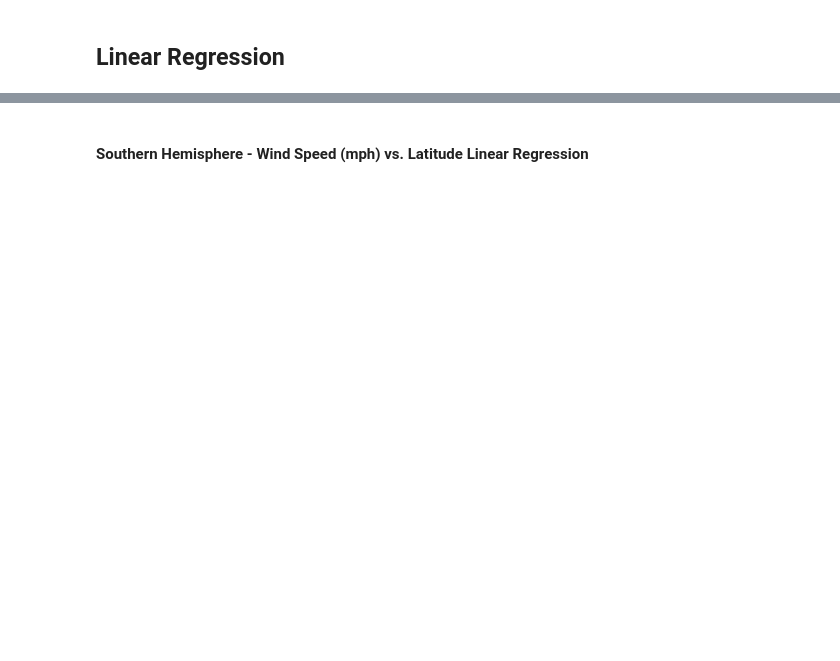
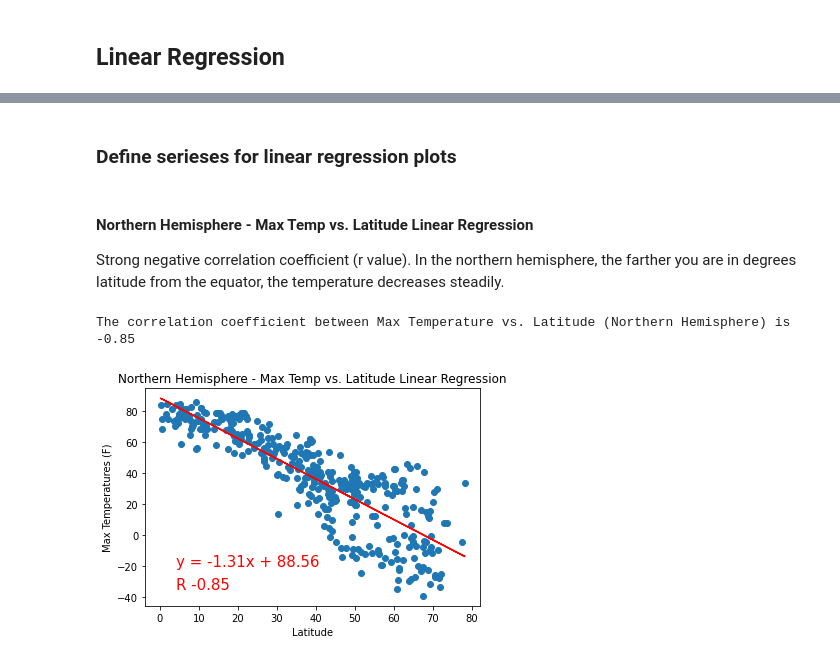
Before and after one commit to melissamonroe/python-api-challenge, a Jupyter notebook: WeatherPy/WeatherPy.ipynb, the cells around one changed output, grey strips where cells are left out. Saved outputs shown, nothing was run; the diff lists cells and outputs as text; code cells hidden in the pictures; blank space fills up the shorter version.

Commit message:
figures, summary, update readme.md

```diff
--- a/WeatherPy/WeatherPy.ipynb
+++ b/WeatherPy/WeatherPy.ipynb
@@ -422,2 +292,0 @@ plt.show()
-# %% [markdown]
-####  Southern Hemisphere - Wind Speed (mph) vs. Latitude Linear Regression
@@ -449,0 +293,50 @@ plt.show()
+# %% [markdown]
+### Define serieses for linear regression plots
+# %%
+# define serieses for linear regression plots
+
+# latitudes northern/southern hemisphere
+x_lat_nh = clean_weather_df.loc[clean_weather_df["latitude"] > 0]["latitude"]
+x_lat_sh = clean_weather_df.loc[clean_weather_df["latitude"] < 0]["latitude"]
+
+# Northnern/Southern Hemisphere - Max Temp
+y_max_temps_nh = clean_weather_df.loc[clean_weather_df["latitude"] > 0]["max temperature"]
+y_max_temps_sh = clean_weather_df.loc[clean_weather_df["latitude"] < 0]["max temperature"]
+
+# Northern/Southern Hemisphere - Humidity (%)
+y_hum_nh = clean_weather_df.loc[clean_weather_df["latitude"] > 0]["humidity"]
+y_hum_sh = clean_weather_df.loc[clean_weather_df["latitude"] < 0]["humidity"]
+
+# Northern/Southern Hemisphere - Cloudiness (%) vs. Latitude Linear Regression
+y_cloud_nh = clean_weather_df.loc[clean_weather_df["latitude"] > 0]["cloudiness"]
+y_cloud_sh = clean_weather_df.loc[clean_weather_df["latitude"] < 0]["cloudiness"]
+
+# Northern/Southern Hemisphere - Wind Speed (mph) vs. Latitude Linear Regression
+y_wind_nh = clean_weather_df.loc[clean_weather_df["latitude"] > 0]["wind speed"]
+y_wind_sh = clean_weather_df.loc[clean_weather_df["latitude"] < 0]["wind speed"]
+# %% [markdown]
+####  Northern Hemisphere - Max Temp vs. Latitude Linear Regression
+
+Strong negative correlation coefficient (r value). In the northern hemisphere, the farther you are in degrees latitude from the equator, the temperature decreases steadily.
+# %%
+# Calculate the correlation coefficient and linear regression model Max Temp vs. Latitude northern hemisphere
+correlation_latmaxtemp_nh = st.pearsonr(x_lat_nh,y_max_temps_nh)
+print(f"The correlation coefficient between Max Temperature vs. Latitude (Northern Hemisphere) is {round(correlation_latmaxtemp_nh[0],2)}")
+
+# for Northern Hemisphere - Max Temp vs. Latitude Linear Regression
+(slope, intercept, rvalue, pvalue, stderr) = st.linregress(x_lat_nh, y_max_temps_nh)
+regress_values = x_lat_nh * slope + intercept
+line_eq_latmaxtemp_nh = "y = " + str(round(slope,2)) + "x + " + str(round(intercept,2))
+plt.scatter(x_lat_nh,y_max_temps_nh)
+plt.plot(x_lat_nh,regress_values,"r-")
+plt.annotate(line_eq_latmaxtemp_nh,(4,-20),fontsize=15,color="red")
+plt.annotate(f"R {str(round(correlation_latmaxtemp_nh[0],2))}",(4,-35),fontsize=15,color="red")
+
+plt.title("Northern Hemisphere - Max Temp vs. Latitude Linear Regression")
+plt.ylabel("Max Temperatures (F)")
+plt.xlabel("Latitude")
+plt.savefig("../output_data/fig05_correlation_latmaxtemp_nh.png")
+plt.show()
+# %% [output]
+The correlation coefficient between Max Temperature vs. Latitude (Northern Hemisphere) is -0.85
+[figure, added]
```
Also changed, not shown: parts of 63 cells of this notebook, 20 other files.
